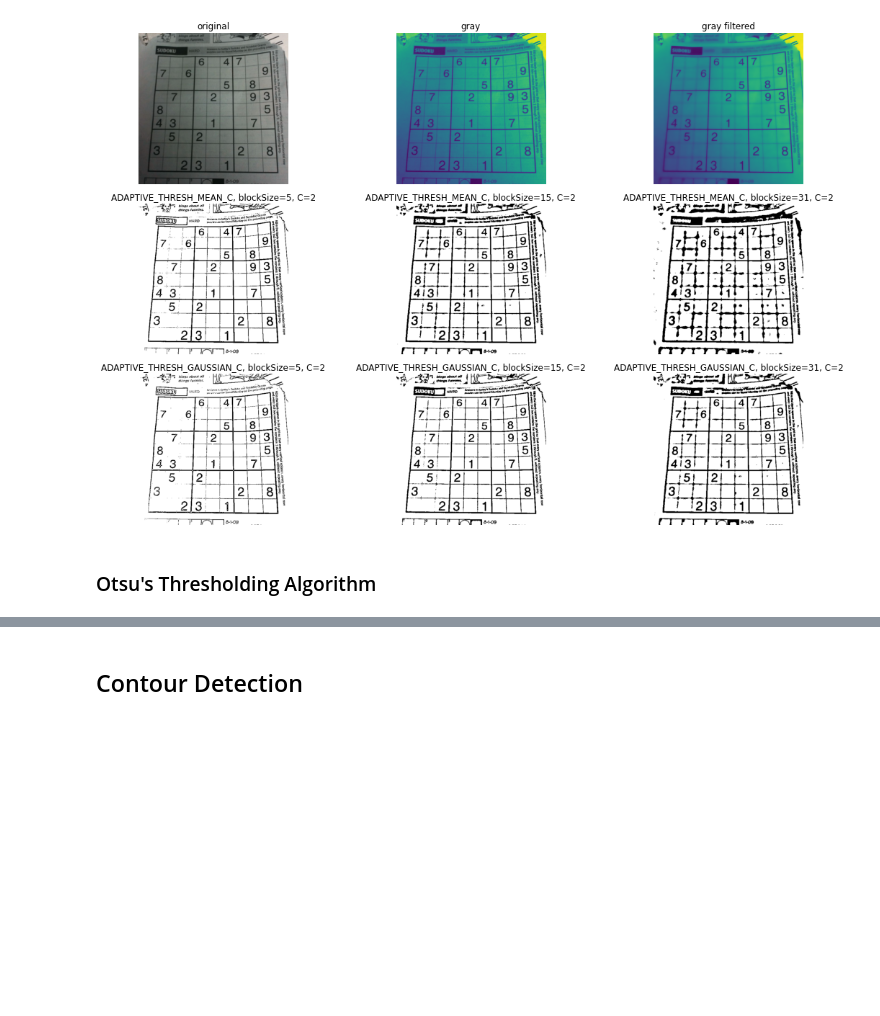
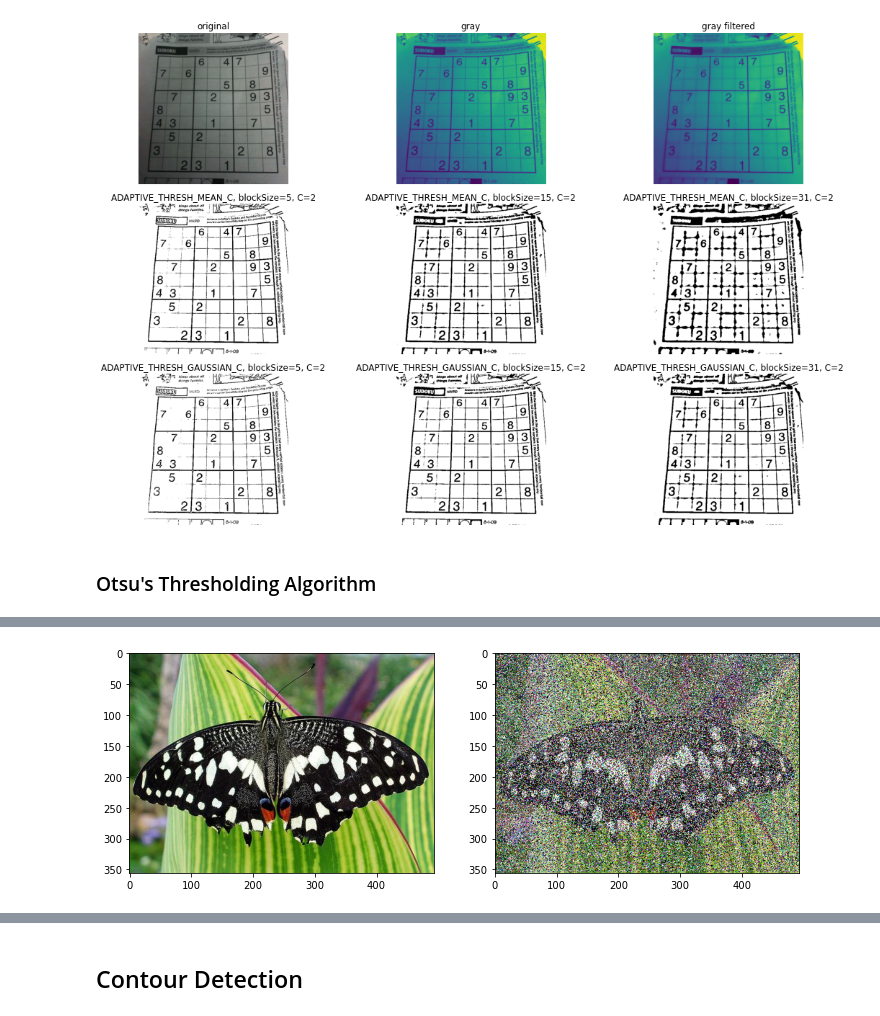
Before and after one commit to goke-ai/cv, a Jupyter notebook: essential/14.ipynb, the cells around one changed output, grey strips where cells are left out. Cells and saved outputs as stored; diff of their text form; code cells hidden in the pictures; blank space fills up the shorter version.

```diff
--- a/essential/14.ipynb
+++ b/essential/14.ipynb
@@ -172,7 +174,7 @@ img = cv.imread(imgPath)
 img_gray = cv.cvtColor(img, cv.COLOR_BGR2GRAY)
 
 plt.figure(figsize=(12,10))
-
+plt.figure(figsize=(12, 10))
 # BGR to RGB
 plt.subplot(331)
 img = img[:, :, ::-1]
@@ -181,17 +183,16 @@ plt.title('original')
 plt.axis('off')
 
 # BGR to RGB
-plt.subplot(332)
-plt.imshow(img_gray)
-
+for i in range(5, m, 5):
+    noise_chance = np.random.randint(1, 21)
+    for j in range(5, n, 5):
 # threshold [50, 100, 150]
-thresh = 50
+        noise_value = np.random.randint(0, 256)
 maxval = 255
-ret, thresh_img = cv.threshold(img_gray, thresh, maxval, cv.THRESH_BINARY)
+        img[i, j, :] = noise_value
 plt.subplot(334)
 plt.imshow(thresh_img)
 plt.title(f'thresh={thresh}, maxval={maxval}')
-plt.axis('off')
 # gray to BGR
 thresh_img = cv.cvtColor(thresh_img, cv.COLOR_GRAY2BGR)
 # BGR to RGB
@@ -496,0 +562,25 @@ plt.show()
+# %%
+import cv2 as cv
+import numpy as np
+import matplotlib.pyplot as plt
+
+imgPath = '../samples/data/butterfly.jpg'
+img = cv.imread(imgPath)
+img_gray = cv.cvtColor(img, cv.COLOR_BGR2GRAY)
+img_noise = img.copy()
+img_noise = imnoise(img_noise, 0.5)
+
+plt.figure(figsize=(12,10))
+
+plt.subplot(121)
+img = img[:,:,::-1]
+plt.imshow(img)
+
+
+plt.subplot(122)
+img_noise = img_noise[:,:,::-1]
+plt.imshow(img_noise)
+
+plt.show()
+# %% [output]
+[figure, added]
```
Also changed, not shown: parts of 10 cells of this notebook.
